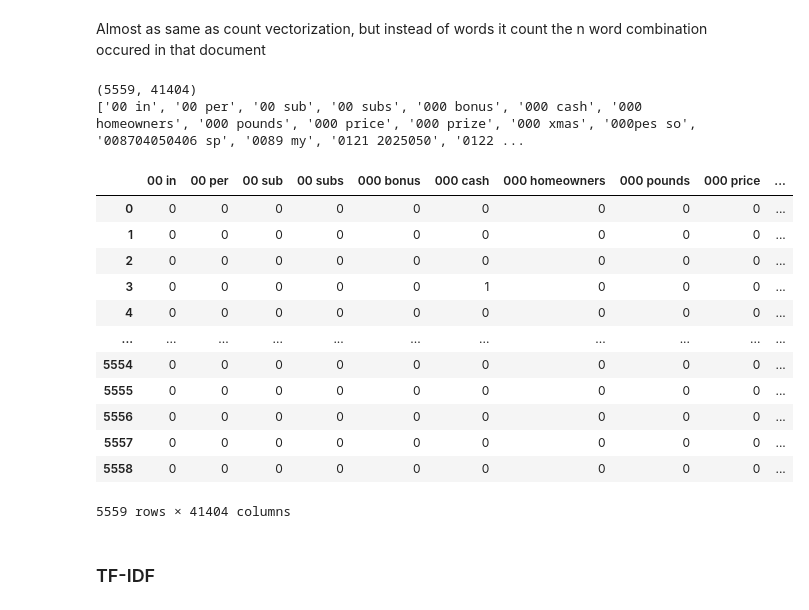
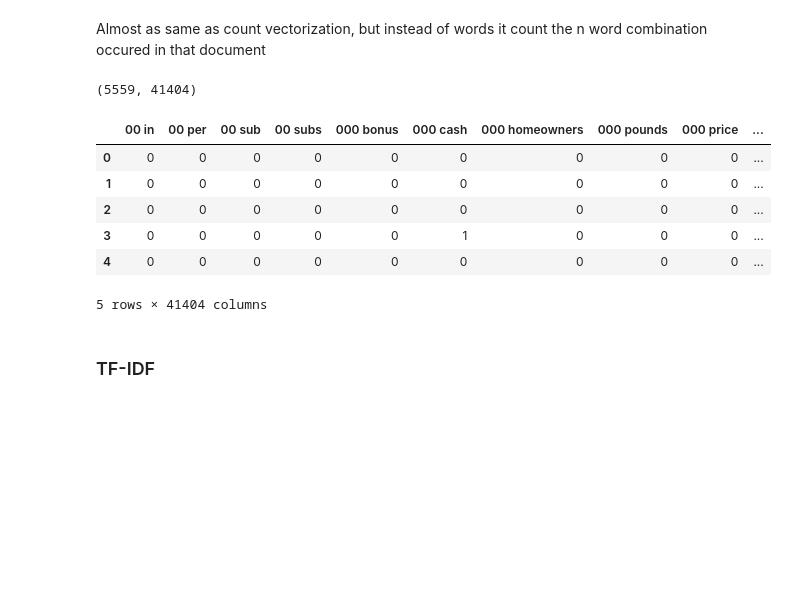
Before and after one commit to Dennypalinggi/nlp_spam_classification, a Jupyter notebook: nlp_spam_classification.ipynb, the cells around one changed output. Saved outputs shown, nothing was run; the diff lists cells and outputs as text; code cells hidden in the pictures; blank space fills up the shorter version.

```diff
--- a/nlp_spam_classification.ipynb
+++ b/nlp_spam_classification.ipynb
@@ -210,28 +203,21 @@ Almost as same as count vectorization, but instead of words it count the n word
 ngram_vect = CountVectorizer(ngram_range=(2,2))
 ngram = ngram_vect.fit_transform(df['text'])
 print(ngram.shape)
-print(ngram_vect.get_feature_names())
+#print(ngram_vect.get_feature_names())
 # %% [output]
 (5559, 41404)
-['00 in', '00 per', '00 sub', '00 subs', '000 bonus', '000 cash', '000 homeowners', '000 pounds', '000 price', '000 prize', '000 xmas', '000pes so', '008704050406 sp', '0089 my', '0121 2025050', '0122 ...
 # %%
 ngram_df = pd.DataFrame(ngram.toarray())
 ngram_df.columns = ngram_vect.get_feature_names()
-ngram_df
+ngram_df.head()
 # %% [output]
 |  | 00 in | 00 per | 00 sub | 00 subs | 000 bonus | 000 cash | 000 homeowners | 000 pounds | 000 price | ... |
 | 0 | 0 | 0 | 0 | 0 | 0 | 0 | 0 | 0 | 0 | ... |
 | 1 | 0 | 0 | 0 | 0 | 0 | 0 | 0 | 0 | 0 | ... |
 | 2 | 0 | 0 | 0 | 0 | 0 | 0 | 0 | 0 | 0 | ... |
 | 3 | 0 | 0 | 0 | 0 | 0 | 1 | 0 | 0 | 0 | ... |
 | 4 | 0 | 0 | 0 | 0 | 0 | 0 | 0 | 0 | 0 | ... |
-| ... | ... | ... | ... | ... | ... | ... | ... | ... | ... | ... |
-| 5554 | 0 | 0 | 0 | 0 | 0 | 0 | 0 | 0 | 0 | ... |
-| 5555 | 0 | 0 | 0 | 0 | 0 | 0 | 0 | 0 | 0 | ... |
-| 5556 | 0 | 0 | 0 | 0 | 0 | 0 | 0 | 0 | 0 | ... |
-| 5557 | 0 | 0 | 0 | 0 | 0 | 0 | 0 | 0 | 0 | ... |
-| 5558 | 0 | 0 | 0 | 0 | 0 | 0 | 0 | 0 | 0 | ... |
-5559 rows × 41404 columns
+5 rows × 41404 columns
 # %% [markdown]
 ### TF-IDF
 # %% [markdown]
```
Also changed, not shown: parts of 24 cells of this notebook.
